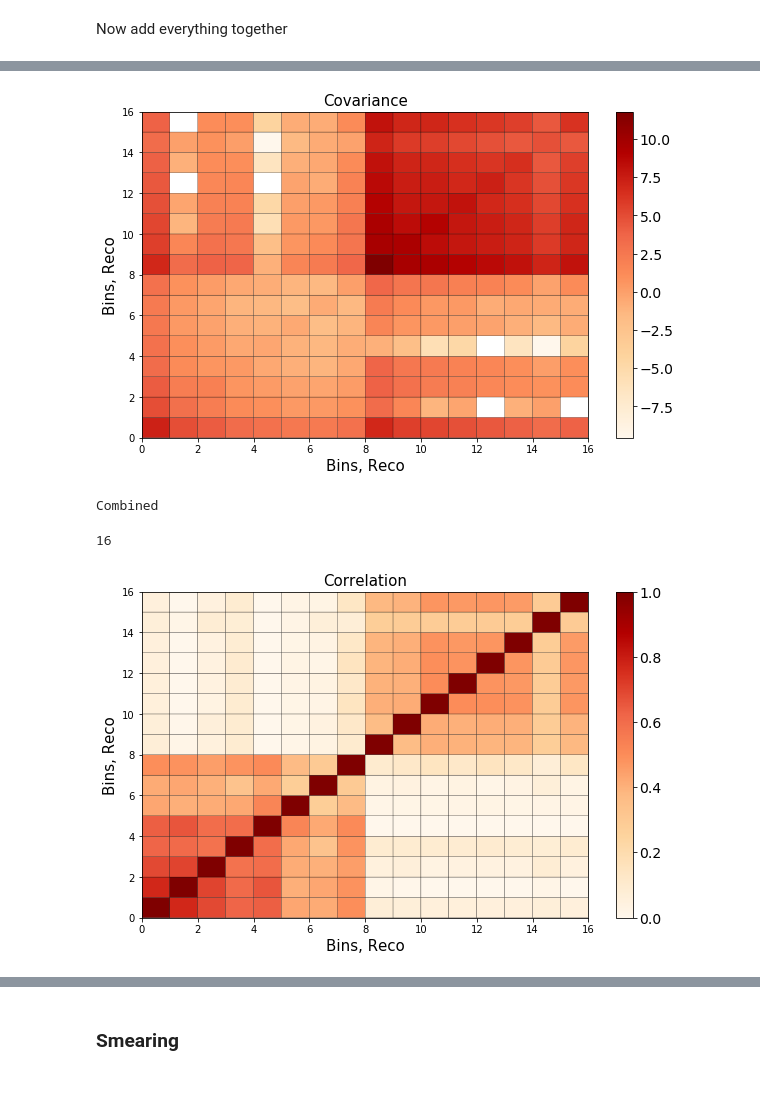
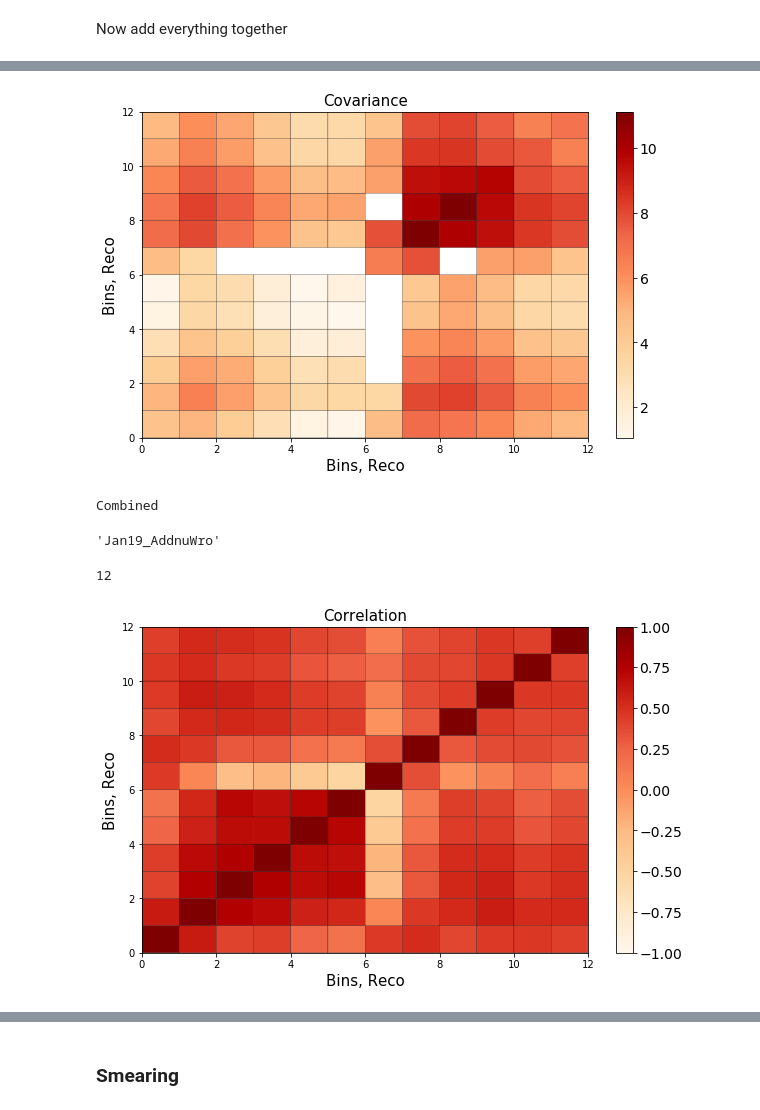
Before and after one commit to afm1g15/PELEE, a Jupyter notebook: Batch_Plot_Construction_Alex_RecoE_WithSelection.ipynb, the cells around one changed output, grey strips where cells are left out. Cells and saved outputs as stored; diff of their text form; code cells hidden in the pictures.

```diff
--- a/Batch_Plot_Construction_Alex_RecoE_WithSelection.ipynb
+++ b/Batch_Plot_Construction_Alex_RecoE_WithSelection.ipynb
@@ -10721,7 +9408,7 @@ elif isCombined == True:
            delimiter =", ",
            fmt ='% s')
 # %%
-sys_total_cov = nue_df_total_cov + dirt_df_total_cov + mc_df_total_cov
+sys_total_cov = np.array(detsys_dict_ppfx['cov']) + np.array(detsys_dict_genie['cov']) + np.array(detsys_dict_reint['cov']) + np.array(detsys_dict_geo['cov'])
 # %%
 fig = plt.figure(figsize=(10, 6))
 
@@ -10835,4 +9516,21 @@ plt.show()
+# %%
+#combined only
+
+addnNuWro = True
+
+if addNuWro == True:
+    ending = "Jan19"
+
+    cov_nuwro = pd.read_csv("nuWro_extra_unisim_uncertainties_energy_comb_"+ending+".csv", header=None)
+    cov_nuwro = cov_nuwro.values
+
+    ending = "Jan19_AddnuWro"
 # %%
-total_cov = sys_total_cov + nue_numu_cov_stats + nue_numu_cov_detsys
+if addNuWro == False:
+    total_cov = sys_total_cov + nue_numu_cov_stats + nue_numu_cov_detsys
+elif addNuWro == True:
+    total_cov = sys_total_cov + nue_numu_cov_stats + nue_numu_cov_detsys + cov_nuwro
+
+
 print(total_cov)
 # %% [output]
@@ -10879,7 +9577,7 @@ if isCombined == True:
 # %%
 fig = plt.figure(figsize=(10, 6))
 
-bins = np.arange(0, 17, 1)
+bins = np.arange(0, 13, 1)
 
 plt.pcolor(bins, bins, np.log(total_cov), cmap='OrRd', edgecolors='k')#, vmin=-1, vmax=1)
 
@@ -10896,7 +9594,7 @@ plt.title('Covariance', fontsize=15)
 
 plt.show()
 # %% [output]
-[figure, old version]
+[figure, new version]
 # %%
 if isRun3 == False and isCombined == False:
     np.savetxt("full_500_catsel_nopions_recoE_usingSelection_data_covmat_blockwise_recoCut_"+ending+".csv",
@@ -10931,24 +9617,40 @@ for i in range(len(total_cov)):
+# %%
+ending
+# %% [output]
+'Jan19_AddnuWro'
+# %%
+# compute the corr matrix
+
+bins = np.arange(0, 13, 1)
+
+total_cor = [ [0]*(len(bins)-1) for x in range(len(bins)-1) ]
+
+for i in range(len(total_cov)):
+    for j in range(len(total_cov[i])):
+
+        if np.sqrt(total_cov[i][i])*np.sqrt(total_cov[j][j]) != 0:
+            total_cor[i][j] = total_cov[i][j] / (np.sqrt(total_cov[i][i])*np.sqrt(total_cov[j][j]))
 # %%
 fig = plt.figure(figsize=(10, 6))
 
-plt.pcolor(bins, bins, total_cor, cmap='OrRd', edgecolors='k')#, vmin=-1, vmax=1)
+plt.pcolor(bins, bins, total_cor, cmap='OrRd', edgecolors='k', vmin=-1, vmax=1)
 
 cbar = plt.colorbar()
 cbar.ax.tick_params(labelsize=14)
 
 
 print(len(total_cor))
 
 plt.xlabel('Bins, Reco', fontsize=15)
 plt.ylabel('Bins, Reco', fontsize=15)
 
 plt.title('Correlation', fontsize=15)
 
 plt.show()
 fig.savefig("cor_input_recoE_comb_"+ending+".svg", bbox_inches='tight')
 # %% [output]
-16
+12
-[figure, old version]
+[figure, new version]
 # %%
 #Get the fractional covariance
 
```
Also changed, not shown: parts of 143 cells of this notebook, 46 other files.
